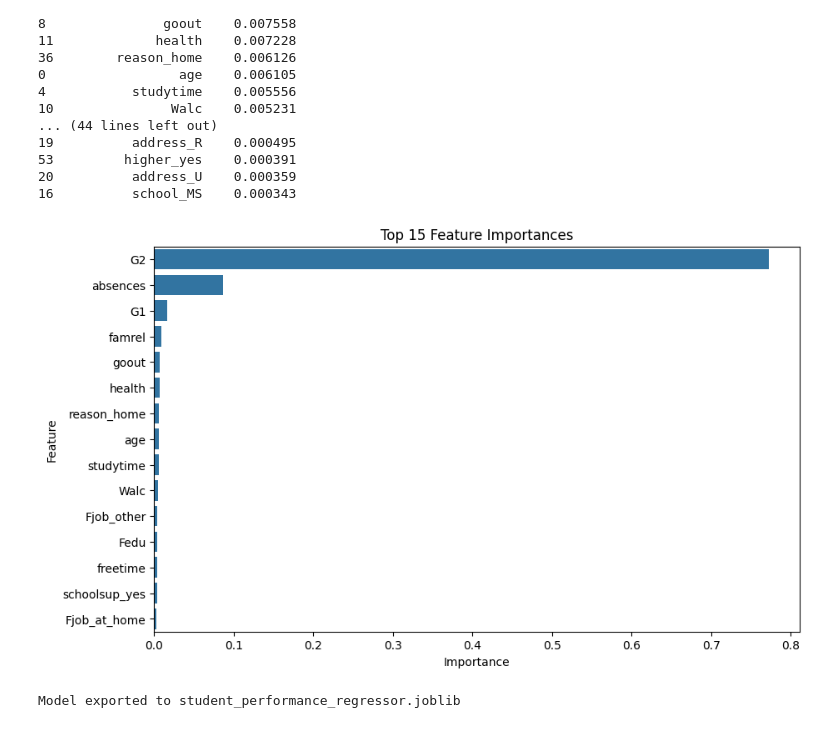
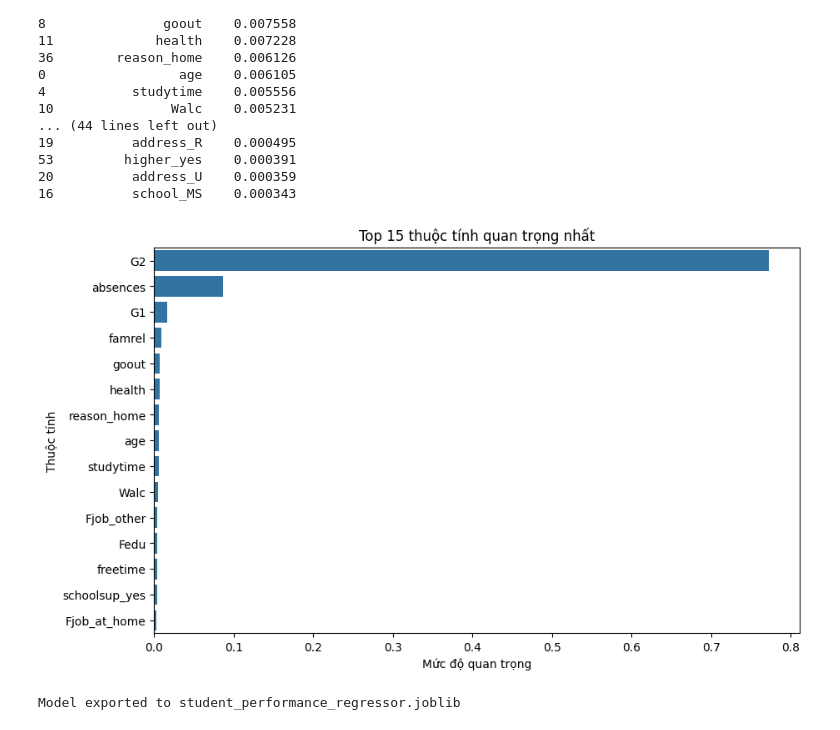
Before and after one commit to hieu356xz/danh-gia-sinh-vien-ml, a Jupyter notebook: PhanLoaiXepHangHocSinh.ipynb, the cells around one changed output. Cells and saved outputs as stored; diff of their text form; code cells hidden in the pictures.

```diff
--- a/PhanLoaiXepHangHocSinh.ipynb
+++ b/PhanLoaiXepHangHocSinh.ipynb
@@ -191,14 +191,14 @@ Feature Importances:
 20          address_U    0.000359
 16          school_MS    0.000343
 # %%
-# Top 15 feature importance
+# 15 thuộc tính quan trọng nhất
 top_features = feature_importance_df.head(15)
 plt.figure(figsize=(10, 6))
 sns.barplot(x=top_features['Importance'], y=top_features['Feature'])
-plt.title("Top 15 Feature Importances")
-plt.xlabel("Importance")
-plt.ylabel("Feature")
+plt.title("Top 15 thuộc tính quan trọng nhất")
+plt.xlabel("Mức độ quan trọng")
+plt.ylabel("Thuộc tính")
 plt.show()
 # %% [output]
-[figure, old version]
+[figure, new version]
 # %%
```
Also changed, not shown: parts of 15 cells of this notebook.
